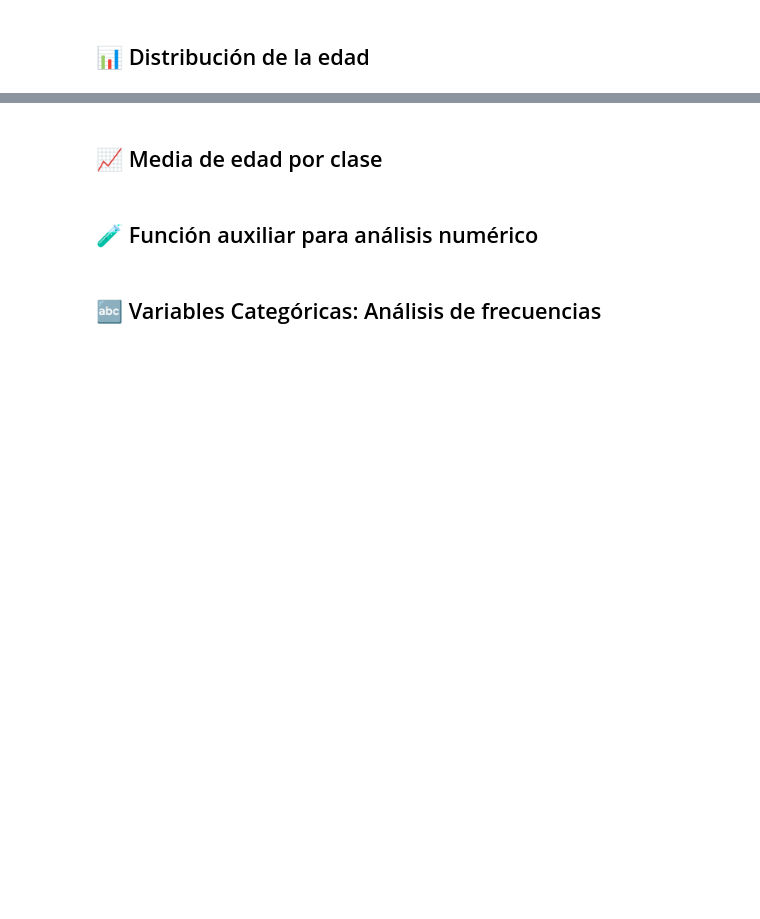
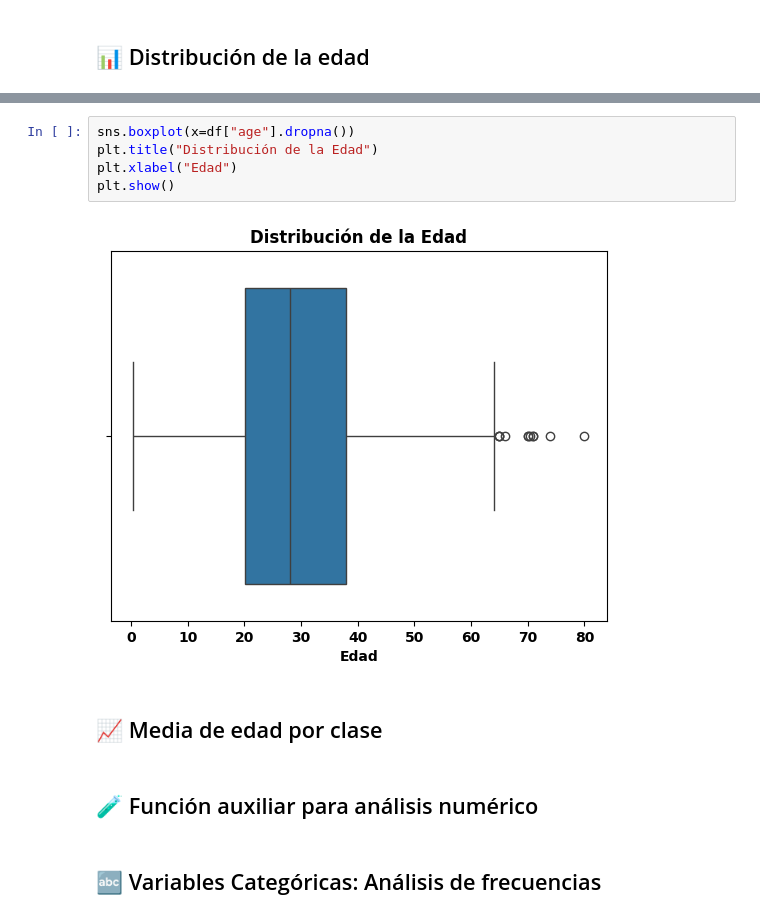
Before and after one commit to OscarFraile/EVOLVE, a Jupyter notebook: Jorge_Diez_Power_BI/Practicas/EDA_Univariante.ipynb, the cells around one changed output, grey strips where cells are left out. Cells and saved outputs as stored; diff of their text form; blank space fills up the shorter version.

```diff
--- a/Jorge_Diez_Power_BI/Practicas/EDA_Univariante.ipynb
+++ b/Jorge_Diez_Power_BI/Practicas/EDA_Univariante.ipynb
@@ -13,3 +63,10 @@
+# %%
+sns.boxplot(x=df["age"].dropna())
+plt.title("Distribución de la Edad")
+plt.xlabel("Edad")
+plt.show()
+# %% [output]
+[figure, added]
 # %% [markdown]
 ## 📈 Media de edad por clase
 # %% [markdown]
```
Also changed, not shown: parts of 7 cells of this notebook, 1 other file.
